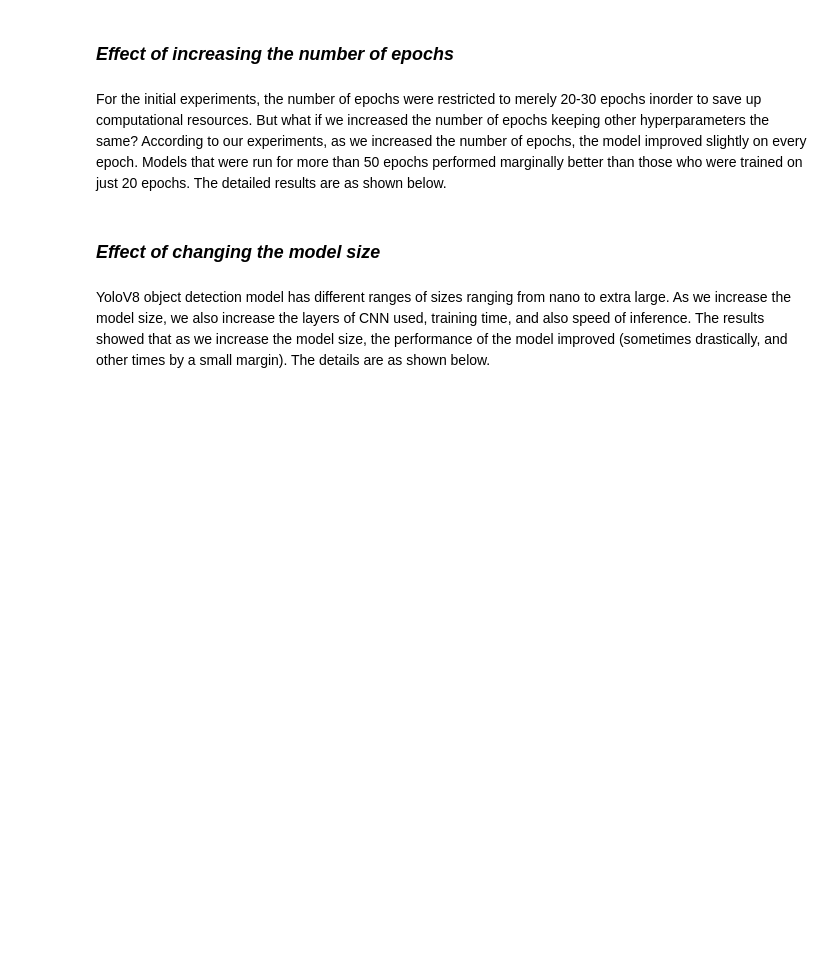
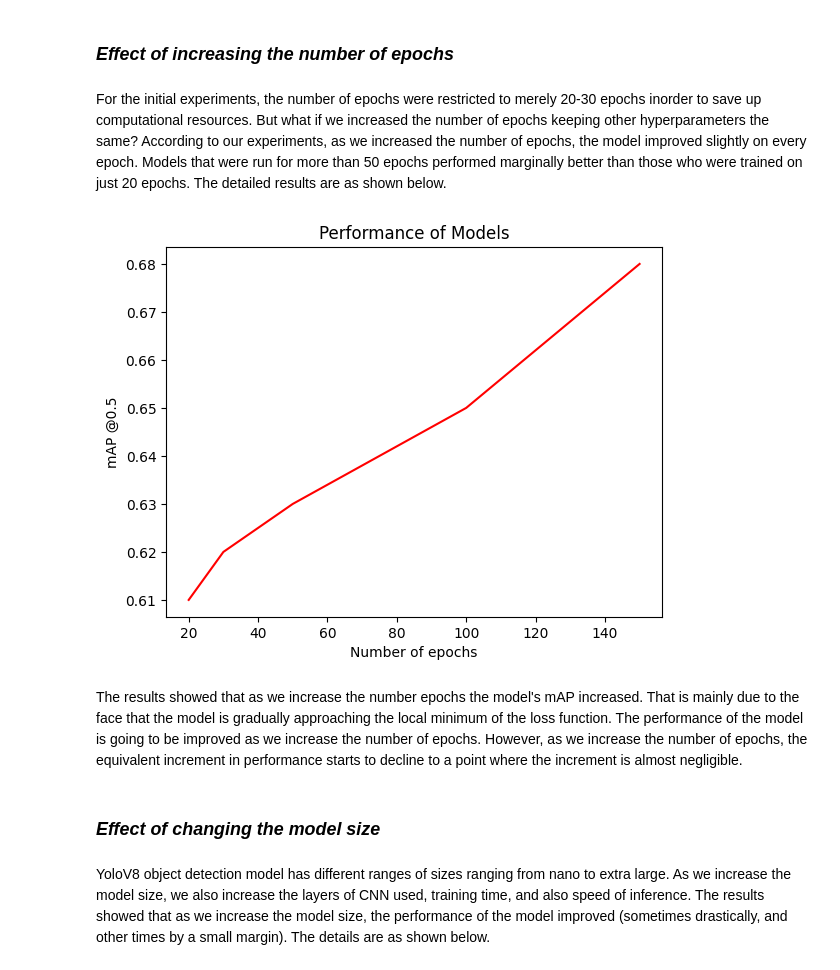
Before and after one commit to AbelKidane-abita/Weeklypresentation, a Jupyter notebook: Report/Untitled.ipynb, the cells around one changed output. Cells and saved outputs as stored; diff of their text form; code cells hidden in the pictures; blank space fills up the shorter version.

```diff
--- a/Report/Untitled.ipynb
+++ b/Report/Untitled.ipynb
@@ -109,6 +105,30 @@ plt.show()
 ### *Effect of increasing the number of epochs*
 # %% [markdown]
 For the initial experiments, the number of epochs were restricted to merely 20-30 epochs inorder to save up computational resources. But what if we increased the number of epochs keeping other hyperparameters the same? According to our experiments, as we increased the number of epochs, the model improved slightly on every epoch. Models that were run for more than 50 epochs performed marginally better than those who were trained on just 20 epochs. The detailed results are as shown below.
+# %%
+import pandas as pd
+import matplotlib.pyplot as plt
+
+# mAP @0.5 for SGD as we increase the number of epochs
+data = {"Number of epochs": [20, 30, 50, 100, 150],
+        "mAP @0.5": [0.61, 0.62, 0.63, 0.65, 0.68]
+       }
+df = pd.DataFrame(data)
+
+# Change the bar chart with a line chart
+plt.plot(df['Number of epochs'], df['mAP @0.5'], color='red')
+
+# Add a title and labels to the axes
+plt.title('Performance of Models')
+plt.xlabel('Number of epochs')
+plt.ylabel('mAP @0.5')
+
+# Show the plot
+plt.show()
+# %% [output]
+[figure, added]
+# %% [markdown]
+The results showed that as we increase the number epochs the model's mAP increased. That is mainly due to the face that the model is gradually approaching the local minimum of the loss function. The performance of the model is going to be improved as we increase the number of epochs. However, as we increase the number of epochs, the equivalent increment in performance starts to decline to a point where the increment is almost negligible.
 # %% [markdown]
 ### *Effect of changing the model size*
 # %% [markdown]
```
Also changed, not shown: parts of 5 cells of this notebook.
